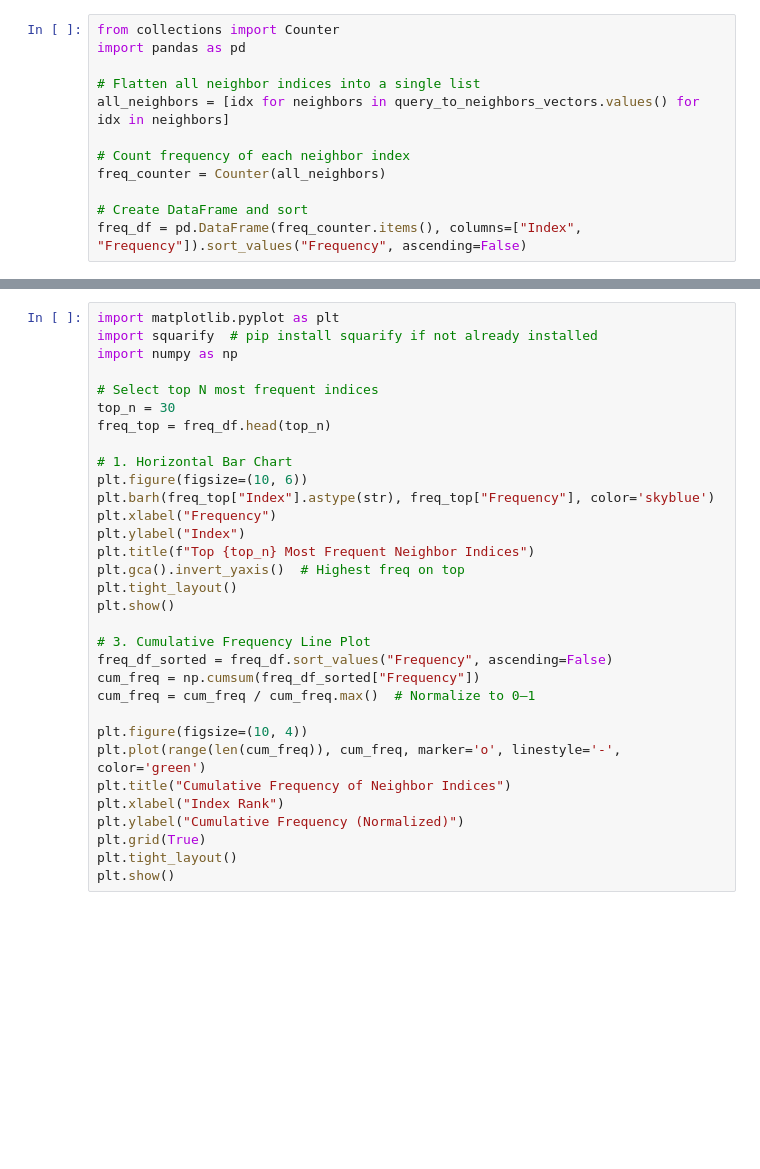
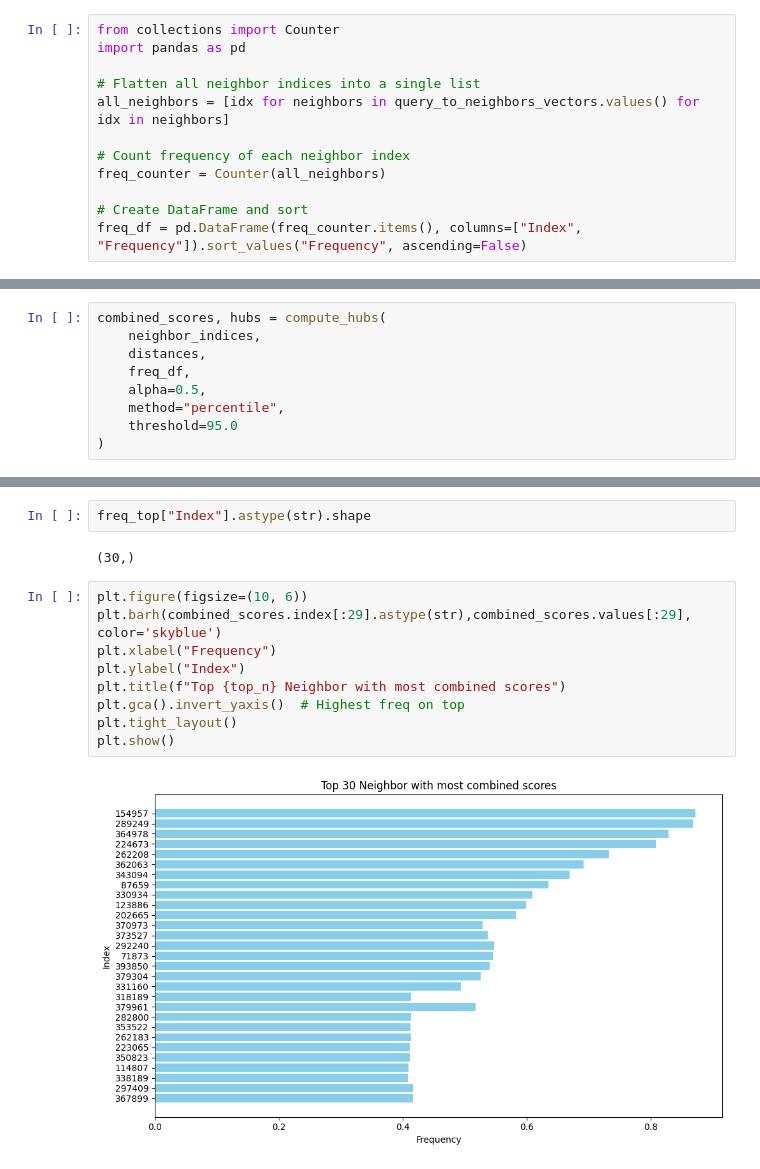
Before and after one commit to TejasLohia21/datascience-HNSW, a Jupyter notebook: Tanishq/M1.ipynb, the cells around one changed output, grey strips where cells are left out. Saved outputs shown, nothing was run; the diff lists cells and outputs as text; blank space fills up the shorter version.

Commit message:
calc combined scores

```diff
--- a/Tanishq/M1.ipynb
+++ b/Tanishq/M1.ipynb
@@ -158,0 +340,9 @@ print(len(freq_df))  # Total unique neighbors
+# %%
+combined_scores, hubs = compute_hubs(
+    neighbor_indices,
+    distances,
+    freq_df,
+    alpha=0.5,
+    method="percentile",
+    threshold=95.0
+)
@@ -191,32 +400,15 @@ plt.show()
-# %%
-import matplotlib.pyplot as plt
-import squarify  # pip install squarify if not already installed
-import numpy as np
-
-# Select top N most frequent indices
-top_n = 30
-freq_top = freq_df.head(top_n)
-
-# 1. Horizontal Bar Chart
-plt.figure(figsize=(10, 6))
-plt.barh(freq_top["Index"].astype(str), freq_top["Frequency"], color='skyblue')
-plt.xlabel("Frequency")
-plt.ylabel("Index")
-plt.title(f"Top {top_n} Most Frequent Neighbor Indices")
-plt.gca().invert_yaxis()  # Highest freq on top
-plt.tight_layout()
-plt.show()
-
-# 3. Cumulative Frequency Line Plot
-freq_df_sorted = freq_df.sort_values("Frequency", ascending=False)
-cum_freq = np.cumsum(freq_df_sorted["Frequency"])
-cum_freq = cum_freq / cum_freq.max()  # Normalize to 0–1
-
-plt.figure(figsize=(10, 4))
-plt.plot(range(len(cum_freq)), cum_freq, marker='o', linestyle='-', color='green')
-plt.title("Cumulative Frequency of Neighbor Indices")
-plt.xlabel("Index Rank")
-plt.ylabel("Cumulative Frequency (Normalized)")
-plt.grid(True)
-plt.tight_layout()
-plt.show()
+# %%
+freq_top["Index"].astype(str).shape
+# %% [output]
+(30,)
+# %%
+plt.figure(figsize=(10, 6))
+plt.barh(combined_scores.index[:29].astype(str),combined_scores.values[:29], color='skyblue')
+plt.xlabel("Frequency")
+plt.ylabel("Index")
+plt.title(f"Top {top_n} Neighbor with most combined scores")
+plt.gca().invert_yaxis()  # Highest freq on top
+plt.tight_layout()
+plt.show()
+# %% [output]
+[figure, added]
```
Also changed, not shown: parts of 24 cells of this notebook, 1 other file.
